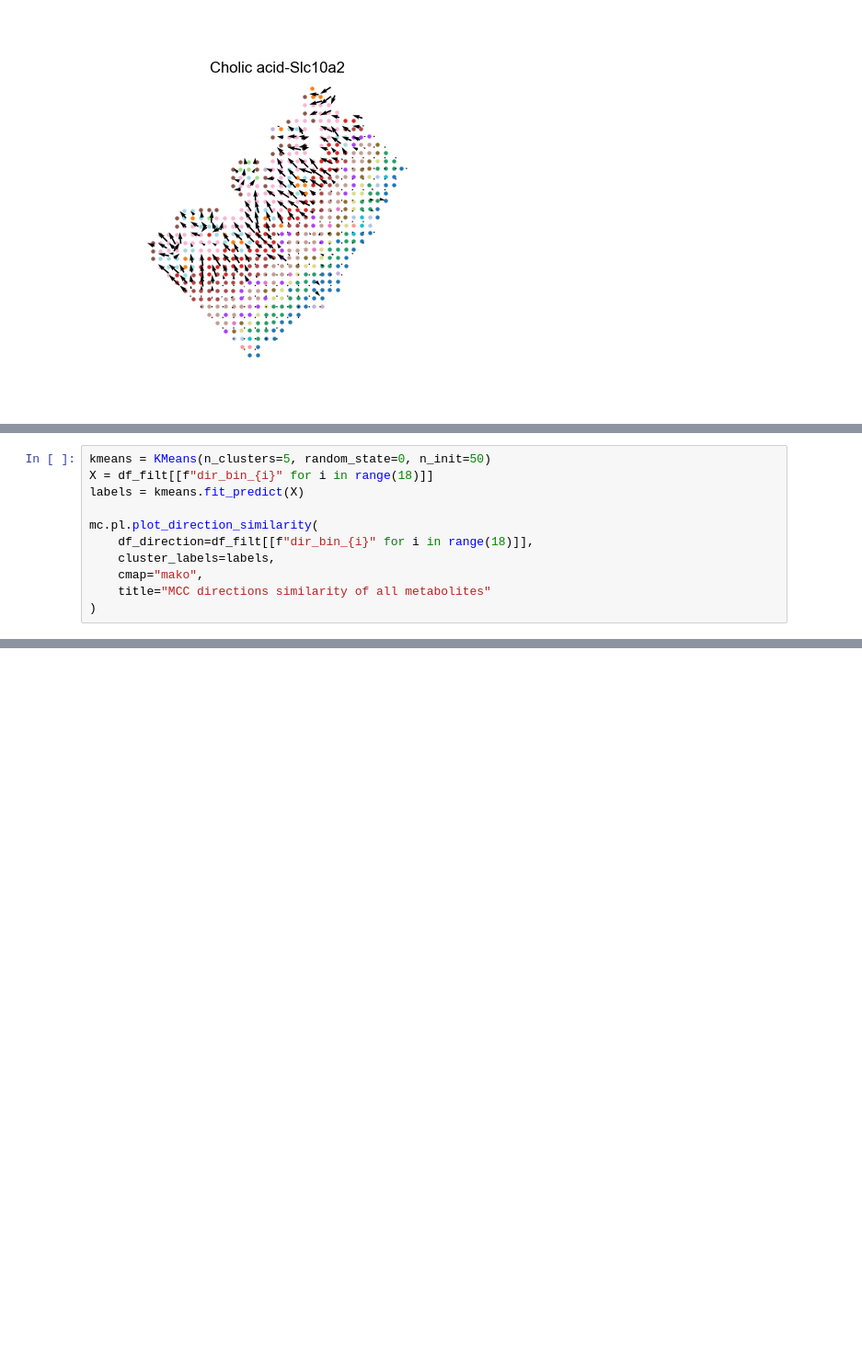
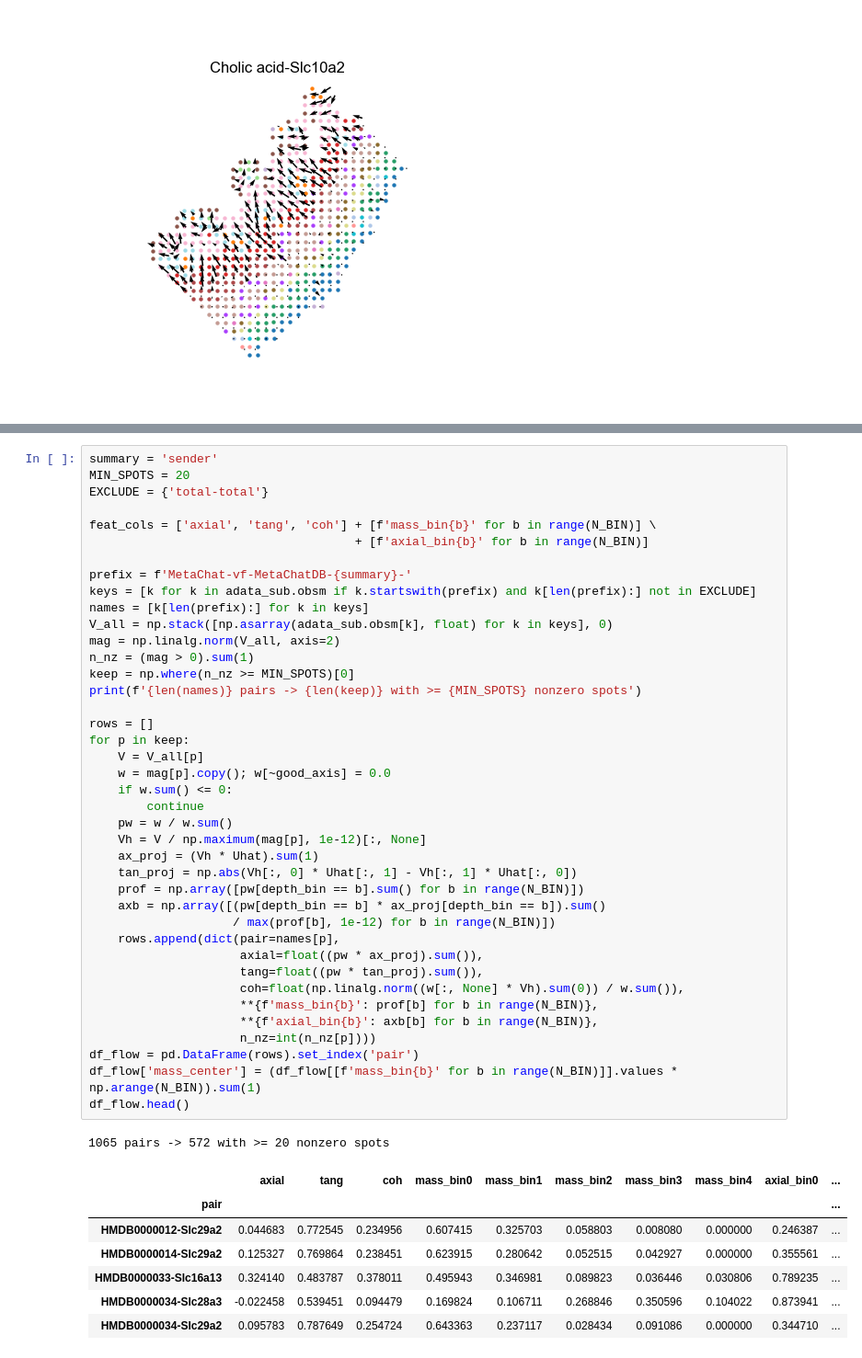
Before and after one commit to SonghaoLuo/MetaChat, a Jupyter notebook: docs/real_data/3_mouse_small_intestine/3.2_mouse_small_intestine_downstream.ipynb, the cells around one changed output, grey strips where cells are left out. Shown at 92% size. Drawn from its saved outputs; the diff is of its cells as text; blank space fills up the shorter version.

```diff
--- a/docs/real_data/3_mouse_small_intestine/3.2_mouse_small_intestine_downstream.ipynb
+++ b/docs/real_data/3_mouse_small_intestine/3.2_mouse_small_intestine_downstream.ipynb
@@ -108,11 +87,0 @@ The last column represents the proportion of zero vectors. Here, we cluster the
-# %%
-kmeans = KMeans(n_clusters=5, random_state=0, n_init=50)
-X = df_filt[[f"dir_bin_{i}" for i in range(18)]]
-labels = kmeans.fit_predict(X)
-
-mc.pl.plot_direction_similarity(
-    df_direction=df_filt[[f"dir_bin_{i}" for i in range(18)]],
-    cluster_labels=labels,
-    cmap="mako",
-    title="MCC directions similarity of all metabolites"
-)
@@ -120,0 +157,49 @@ mc.pl.plot_direction_similarity(
+# %%
+summary = 'sender'
+MIN_SPOTS = 20
+EXCLUDE = {'total-total'}
+
+feat_cols = ['axial', 'tang', 'coh'] + [f'mass_bin{b}' for b in range(N_BIN)] \
+                                     + [f'axial_bin{b}' for b in range(N_BIN)]
+
+prefix = f'MetaChat-vf-MetaChatDB-{summary}-'
+keys = [k for k in adata_sub.obsm if k.startswith(prefix) and k[len(prefix):] not in EXCLUDE]
+names = [k[len(prefix):] for k in keys]
+V_all = np.stack([np.asarray(adata_sub.obsm[k], float) for k in keys], 0)
+mag = np.linalg.norm(V_all, axis=2)
+n_nz = (mag > 0).sum(1)
+keep = np.where(n_nz >= MIN_SPOTS)[0]
+print(f'{len(names)} pairs -> {len(keep)} with >= {MIN_SPOTS} nonzero spots')
+
+rows = []
+for p in keep:
+    V = V_all[p]
+    w = mag[p].copy(); w[~good_axis] = 0.0
+    if w.sum() <= 0:
+        continue
+    pw = w / w.sum()
+    Vh = V / np.maximum(mag[p], 1e-12)[:, None]
+    ax_proj = (Vh * Uhat).sum(1)
+    tan_proj = np.abs(Vh[:, 0] * Uhat[:, 1] - Vh[:, 1] * Uhat[:, 0])
+    prof = np.array([pw[depth_bin == b].sum() for b in range(N_BIN)])
+    axb = np.array([(pw[depth_bin == b] * ax_proj[depth_bin == b]).sum()
+                    / max(prof[b], 1e-12) for b in range(N_BIN)])
+    rows.append(dict(pair=names[p],
+                     axial=float((pw * ax_proj).sum()),
+                     tang=float((pw * tan_proj).sum()),
+                     coh=float(np.linalg.norm((w[:, None] * Vh).sum(0)) / w.sum()),
+                     **{f'mass_bin{b}': prof[b] for b in range(N_BIN)},
+                     **{f'axial_bin{b}': axb[b] for b in range(N_BIN)},
+                     n_nz=int(n_nz[p])))
+df_flow = pd.DataFrame(rows).set_index('pair')
+df_flow['mass_center'] = (df_flow[[f'mass_bin{b}' for b in range(N_BIN)]].values * np.arange(N_BIN)).sum(1)
+df_flow.head()
+# %% [output]
+1065 pairs -> 572 with >= 20 nonzero spots
+|  | axial | tang | coh | mass_bin0 | mass_bin1 | mass_bin2 | mass_bin3 | mass_bin4 | axial_bin0 | ... |
+| pair |  |  |  |  |  |  |  |  |  | ... |
+| HMDB0000012-Slc29a2 | 0.044683 | 0.772545 | 0.234956 | 0.607415 | 0.325703 | 0.058803 | 0.008080 | 0.000000 | 0.246387 | ... |
+| HMDB0000014-Slc29a2 | 0.125327 | 0.769864 | 0.238451 | 0.623915 | 0.280642 | 0.052515 | 0.042927 | 0.000000 | 0.355561 | ... |
+| HMDB0000033-Slc16a13 | 0.324140 | 0.483787 | 0.378011 | 0.495943 | 0.346981 | 0.089823 | 0.036446 | 0.030806 | 0.789235 | ... |
+| HMDB0000034-Slc28a3 | -0.022458 | 0.539451 | 0.094479 | 0.169824 | 0.106711 | 0.268846 | 0.350596 | 0.104022 | 0.873941 | ... |
+| HMDB0000034-Slc29a2 | 0.095783 | 0.787649 | 0.254724 | 0.643363 | 0.237117 | 0.028434 | 0.091086 | 0.000000 | 0.344710 | ... |
```
Also changed, not shown: parts of 14 cells of this notebook, 8 other files.
